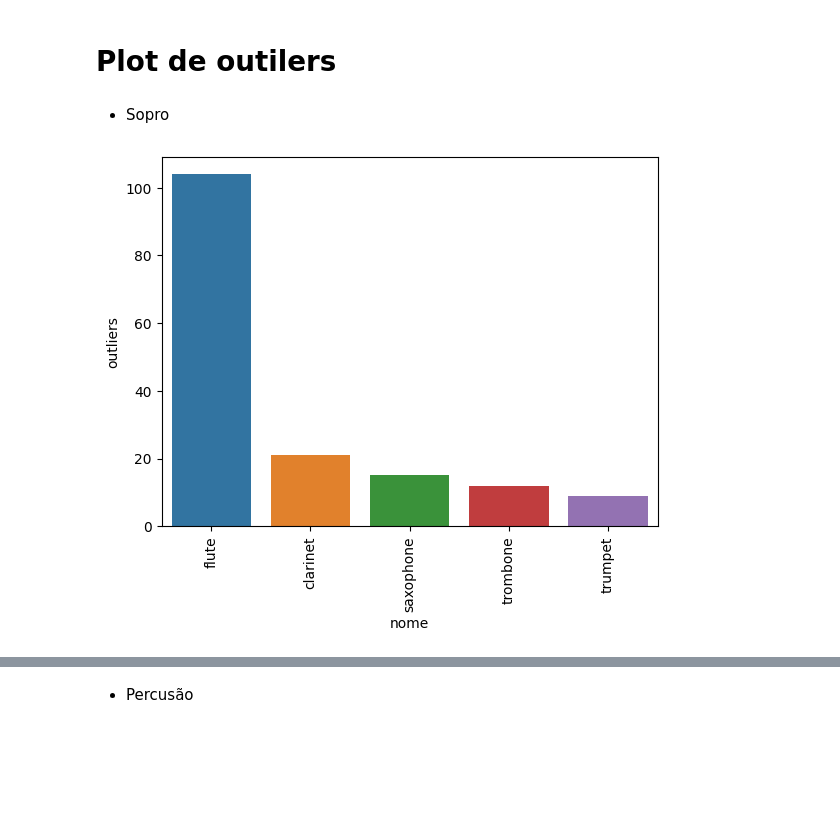
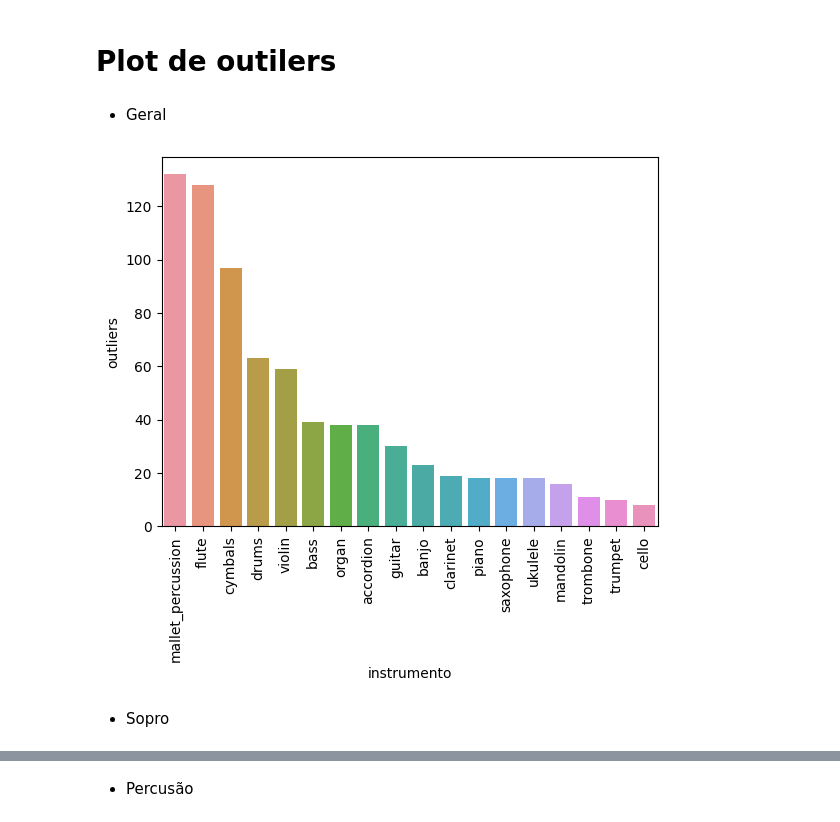
Before and after one commit to Douglas-cc/detected_instruments, a Jupyter notebook: notebooks/analise_anomalias.ipynb, the cells around one changed output, grey strips where cells are left out. Cells and saved outputs as stored; diff of their text form; code cells hidden in the pictures; blank space fills up the shorter version.

```diff
--- a/notebooks/analise_anomalias.ipynb
+++ b/notebooks/analise_anomalias.ipynb
@@ -226,8 +191,10 @@ ac.table_outilers_inst(outilers_aerofone)
 # %% [markdown]
 # Plot de outilers
+# %% [markdown]
+- Geral
+# %%
+ac.plot_outilers_inst(dataframe=df, pred=knn_pred_df["predictions"])
+# %% [output]
+[figure, added]
 # %% [markdown]
 - Sopro
-# %%
-ac.plot_outilers_inst(outilers_sopro)
-# %% [output]
-[figure, removed]
```
Also changed, not shown: parts of 25 cells of this notebook, 7 other files.
